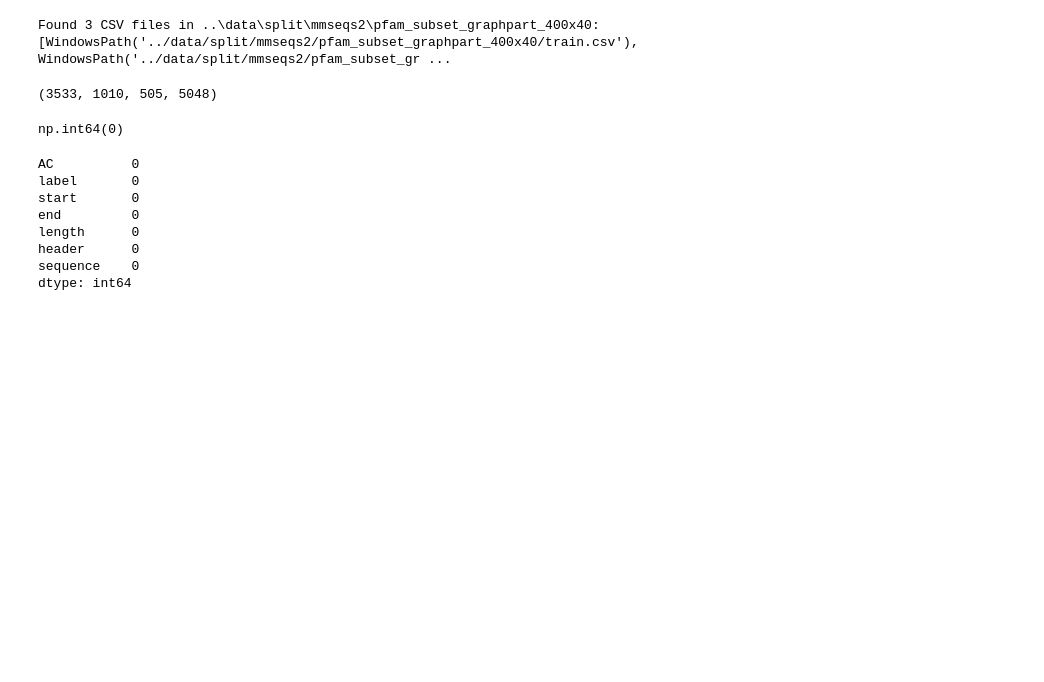
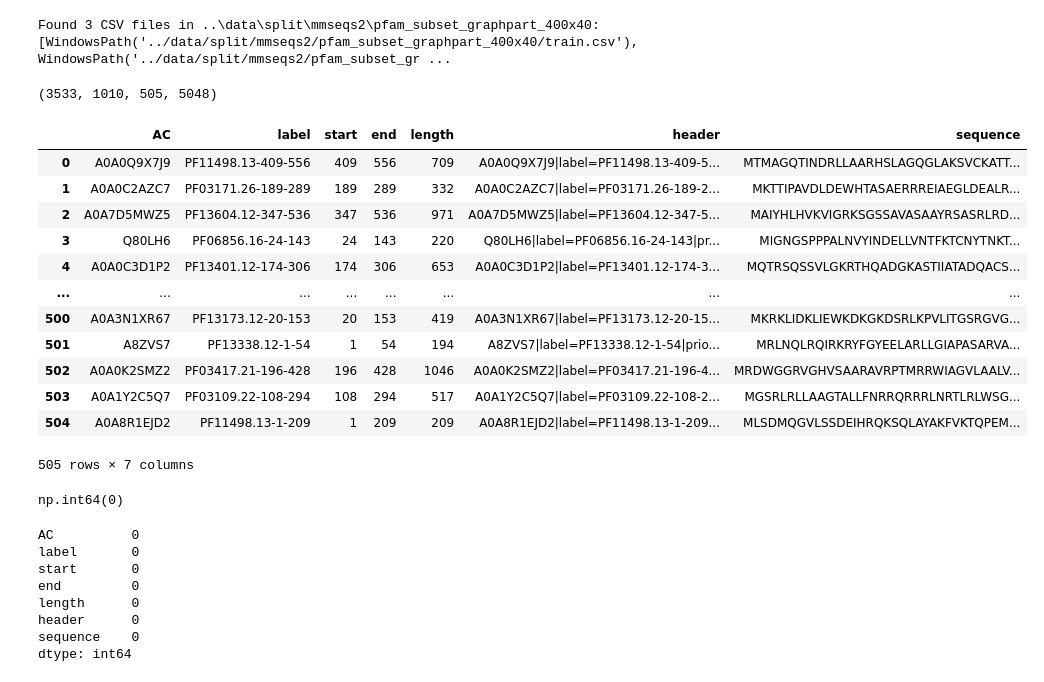
Before and after one commit to TobiasNeumeier/ProteinPrediction, a Jupyter notebook: notebooks/clustering_and_train_test_split.ipynb, the cells around one changed output. Saved outputs shown, nothing was run; the diff lists cells and outputs as text; code cells hidden in the pictures; blank space fills up the shorter version.

```diff
--- a/notebooks/clustering_and_train_test_split.ipynb
+++ b/notebooks/clustering_and_train_test_split.ipynb
@@ -113,6 +113,22 @@ test_Df = pd.read_csv(dir / "test.csv")
 len(train_Df), len(val_Df), len(test_Df), len(train_Df) + len(val_Df) + len(test_Df)
 # %% [output]
 (3533, 1010, 505, 5048)
+# %%
+test_Df
+# %% [output]
+|  | AC | label | start | end | length | header | sequence |
+| 0 | A0A0Q9X7J9 | PF11498.13-409-556 | 409 | 556 | 709 | A0A0Q9X7J9|label=PF11498.13-409-5... | MTMAGQTINDRLLAARHSLAGQGLAKSVCKATT... |
+| 1 | A0A0C2AZC7 | PF03171.26-189-289 | 189 | 289 | 332 | A0A0C2AZC7|label=PF03171.26-189-2... | MKTTIPAVDLDEWHTASAERRREIAEGLDEALR... |
+| 2 | A0A7D5MWZ5 | PF13604.12-347-536 | 347 | 536 | 971 | A0A7D5MWZ5|label=PF13604.12-347-5... | MAIYHLHVKVIGRKSGSSAVASAAYRSASRLRD... |
+| 3 | Q80LH6 | PF06856.16-24-143 | 24 | 143 | 220 | Q80LH6|label=PF06856.16-24-143|pr... | MIGNGSPPPALNVYINDELLVNTFKTCNYTNKT... |
+| 4 | A0A0C3D1P2 | PF13401.12-174-306 | 174 | 306 | 653 | A0A0C3D1P2|label=PF13401.12-174-3... | MQTRSQSSVLGKRTHQADGKASTIIATADQACS... |
+| ... | ... | ... | ... | ... | ... | ... | ... |
+| 500 | A0A3N1XR67 | PF13173.12-20-153 | 20 | 153 | 419 | A0A3N1XR67|label=PF13173.12-20-15... | MKRKLIDKLIEWKDKGKDSRLKPVLITGSRGVG... |
+| 501 | A8ZVS7 | PF13338.12-1-54 | 1 | 54 | 194 | A8ZVS7|label=PF13338.12-1-54|prio... | MRLNQLRQIRKRYFGYEELARLLGIAPASARVA... |
+| 502 | A0A0K2SMZ2 | PF03417.21-196-428 | 196 | 428 | 1046 | A0A0K2SMZ2|label=PF03417.21-196-4... | MRDWGGRVGHVSAARAVRPTMRRWIAGVLAALV... |
+| 503 | A0A1Y2C5Q7 | PF03109.22-108-294 | 108 | 294 | 517 | A0A1Y2C5Q7|label=PF03109.22-108-2... | MGSRLRLLAAGTALLFNRRQRRRLNRTLRLWSG... |
+| 504 | A0A8R1EJD2 | PF11498.13-1-209 | 1 | 209 | 209 | A0A8R1EJD2|label=PF11498.13-1-209... | MLSDMQGVLSSDEIHRQKSQLAYAKFVKTQPEM... |
+505 rows × 7 columns
 # %%
 train_Df['sequence'].isna().sum() + val_Df['sequence'].isna().sum() + test_Df['sequence'].isna().sum()
 # %% [output]
```
Also changed, not shown: 1 other file.
